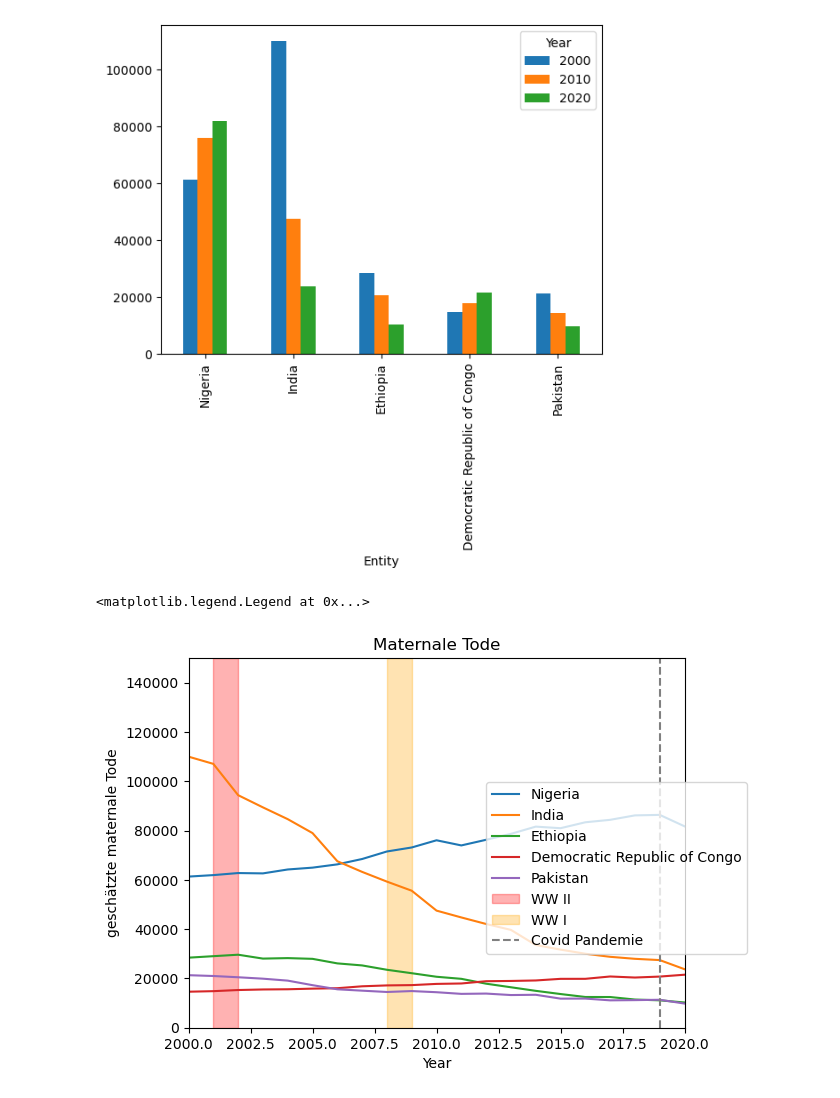
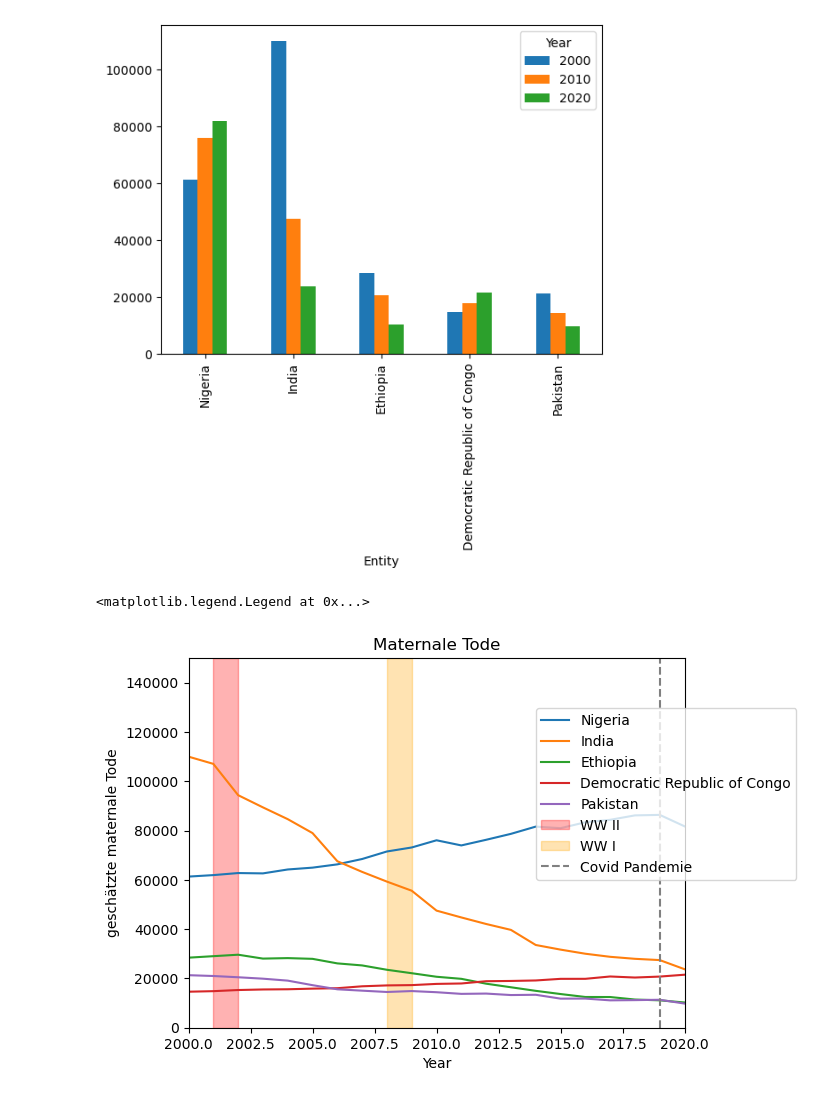
Before and after one commit to naulichi/PandasLN, a Jupyter notebook: Leistungsnachweis_NauliChiara.ipynb, the cells around one changed output. Cells and saved outputs as stored; diff of their text form; code cells hidden in the pictures.

```diff
--- a/Leistungsnachweis_NauliChiara.ipynb
+++ b/Leistungsnachweis_NauliChiara.ipynb
@@ -330,12 +330,12 @@ top5.loc[[2000,2010,2020],:].T.plot(kind='bar')
 # %%
 #Test, wird noch überarbeitet!
 ax = top5.plot(ylabel='geschätzte maternale Tode',
                         title='Maternale Tode',
                         xlim=[2000, 2020], ylim=[0, 150000])
 ax.axvspan(2001, 2002, color='red', alpha=0.3,label = 'WW II')
 ax.axvspan(2008, 2009, color='orange', alpha=0.3,label = 'WW I')
 ax.axvline(2019, color='gray', linestyle='--',label = 'Covid Pandemie')
-ax.legend(loc=[0.6,0.2])  # add legend in relative coordinates
+ax.legend(loc=[0.7,0.4])  # add legend in relative coordinates
 # %% [output]
 <matplotlib.legend.Legend at 0x...>
-[figure, old version]
+[figure, new version]
```
